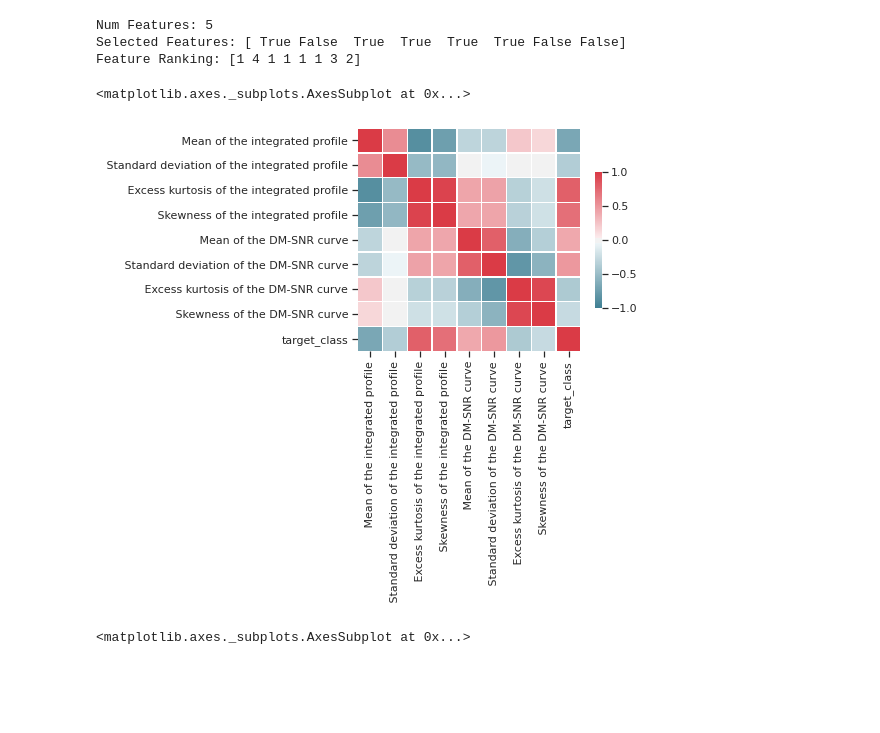
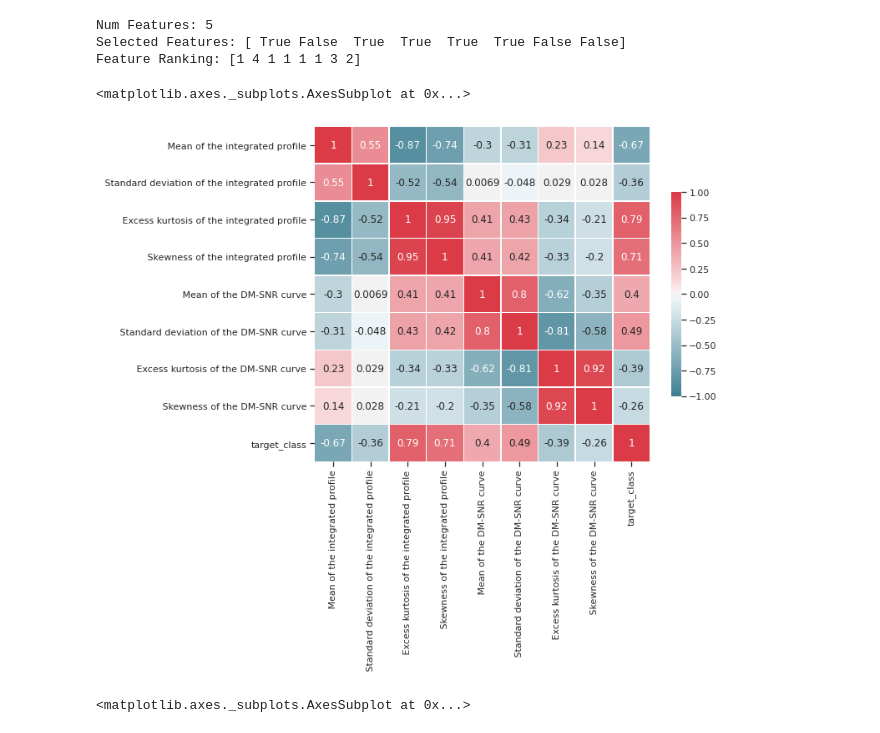
Before and after one commit to artemk1337/ML_test_all_models_on_pulsar, a Jupyter notebook: main_new.ipynb, the cells around one changed output. Saved outputs shown, nothing was run; the diff lists cells and outputs as text; code cells hidden in the pictures; blank space fills up the shorter version.

```diff
--- a/main_new.ipynb
+++ b/main_new.ipynb
@@ -120,14 +120,14 @@ Feature Ranking: [1 4 1 1 1 1 3 2]
 # %%
 corr = df.corr()
 #mask = np.triu(np.ones_like(corr, dtype=np.bool))
-f, ax = plt.subplots(figsize=(5, 5))
+f, ax = plt.subplots(figsize=(9, 9))
 sns.heatmap(corr, mask=None,
             cmap=sns.diverging_palette(220, 10, as_cmap=True),
-            vmax=1, center=0, vmin=-1,
+            vmax=1, center=0, vmin=-1, annot=True,
             square=True, linewidths=.5, cbar_kws={"shrink": 0.5})
 # %% [output]
 <matplotlib.axes._subplots.AxesSubplot at 0x...>
-[figure, old version]
+[figure, new version]
 # %%
 target_class = df.columns[-1]
 sns.barplot(y=[len(df[df[target_class].astype(int) == 0]), len(df[df[target_class].astype(int) == 1])], x=[0, 1])
```
